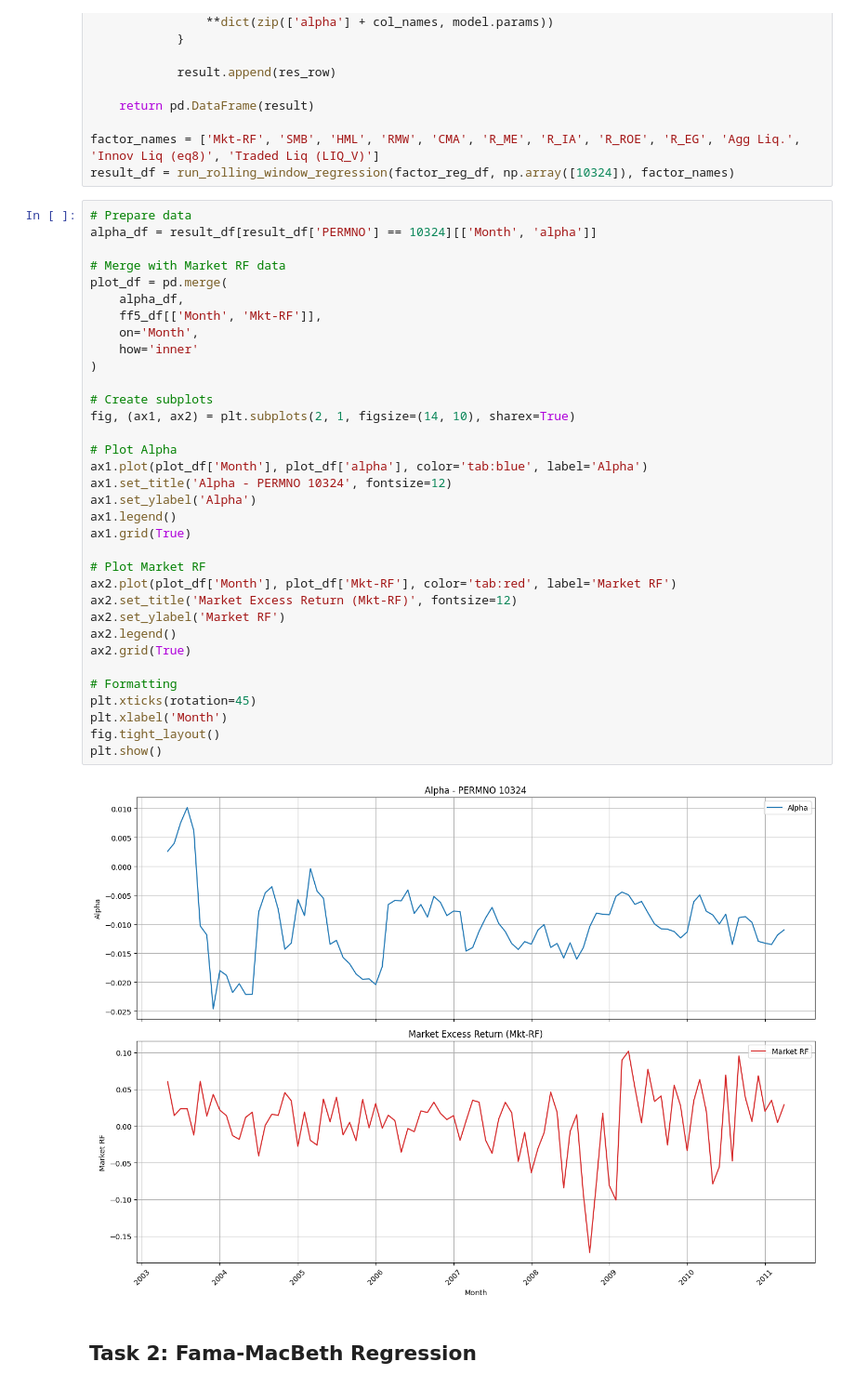
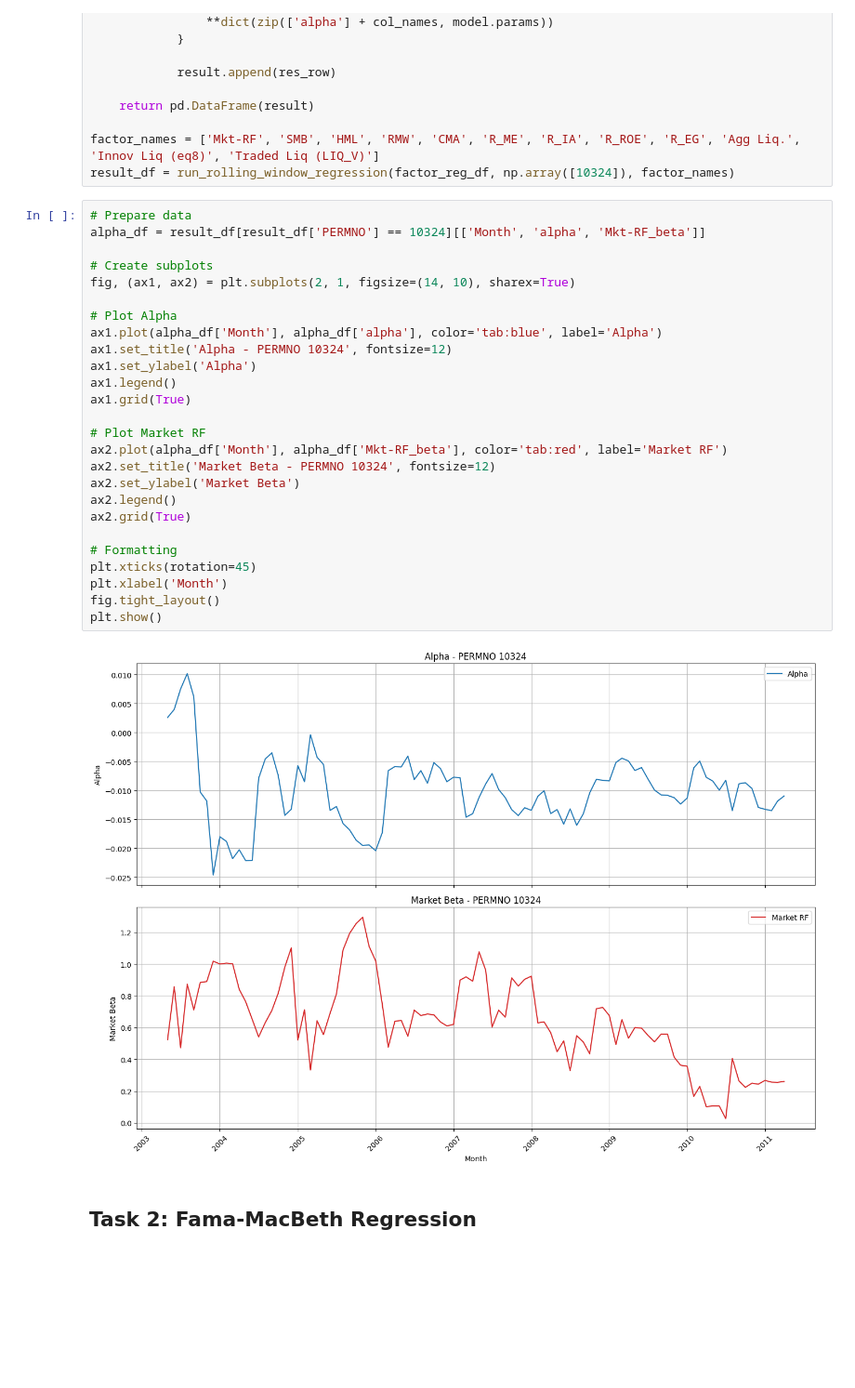
Before and after one commit to yeyechen/HKU-MFIN7034-ML, a Jupyter notebook: coursework_1.ipynb, the cells around one changed output. Shown: that part at 93% size. Saved outputs shown, nothing was run; the diff lists cells and outputs as text; blank space fills up the shorter version.

```diff
--- a/coursework_1.ipynb
+++ b/coursework_1.ipynb
@@ -154,40 +154,32 @@ factor_names = ['Mkt-RF', 'SMB', 'HML', 'RMW', 'CMA', 'R_ME', 'R_IA', 'R_ROE', '
 result_df = run_rolling_window_regression(factor_reg_df, np.array([10324]), factor_names)
 # %%
 # Prepare data
-alpha_df = result_df[result_df['PERMNO'] == 10324][['Month', 'alpha']]
-
-# Merge with Market RF data
-plot_df = pd.merge(
-    alpha_df,
-    ff5_df[['Month', 'Mkt-RF']],
-    on='Month',
-    how='inner'
-)
+alpha_df = result_df[result_df['PERMNO'] == 10324][['Month', 'alpha', 'Mkt-RF_beta']]
 
 # Create subplots
 fig, (ax1, ax2) = plt.subplots(2, 1, figsize=(14, 10), sharex=True)
 
 # Plot Alpha
-ax1.plot(plot_df['Month'], plot_df['alpha'], color='tab:blue', label='Alpha')
+ax1.plot(alpha_df['Month'], alpha_df['alpha'], color='tab:blue', label='Alpha')
 ax1.set_title('Alpha - PERMNO 10324', fontsize=12)
 ax1.set_ylabel('Alpha')
 ax1.legend()
 ax1.grid(True)
 
 # Plot Market RF
-ax2.plot(plot_df['Month'], plot_df['Mkt-RF'], color='tab:red', label='Market RF')
-ax2.set_title('Market Excess Return (Mkt-RF)', fontsize=12)
-ax2.set_ylabel('Market RF')
+ax2.plot(alpha_df['Month'], alpha_df['Mkt-RF_beta'], color='tab:red', label='Market RF')
+ax2.set_title('Market Beta - PERMNO 10324', fontsize=12)
+ax2.set_ylabel('Market Beta')
 ax2.legend()
 ax2.grid(True)
 
 # Formatting
 plt.xticks(rotation=45)
 plt.xlabel('Month')
 fig.tight_layout()
 plt.show()
 # %% [output]
-[figure, old version]
+[figure, new version]
 # %% [markdown]
 ## Task 2: Fama-MacBeth Regression
 # %%
```
Also changed, not shown: parts of 9 cells of this notebook, 2 other files.
